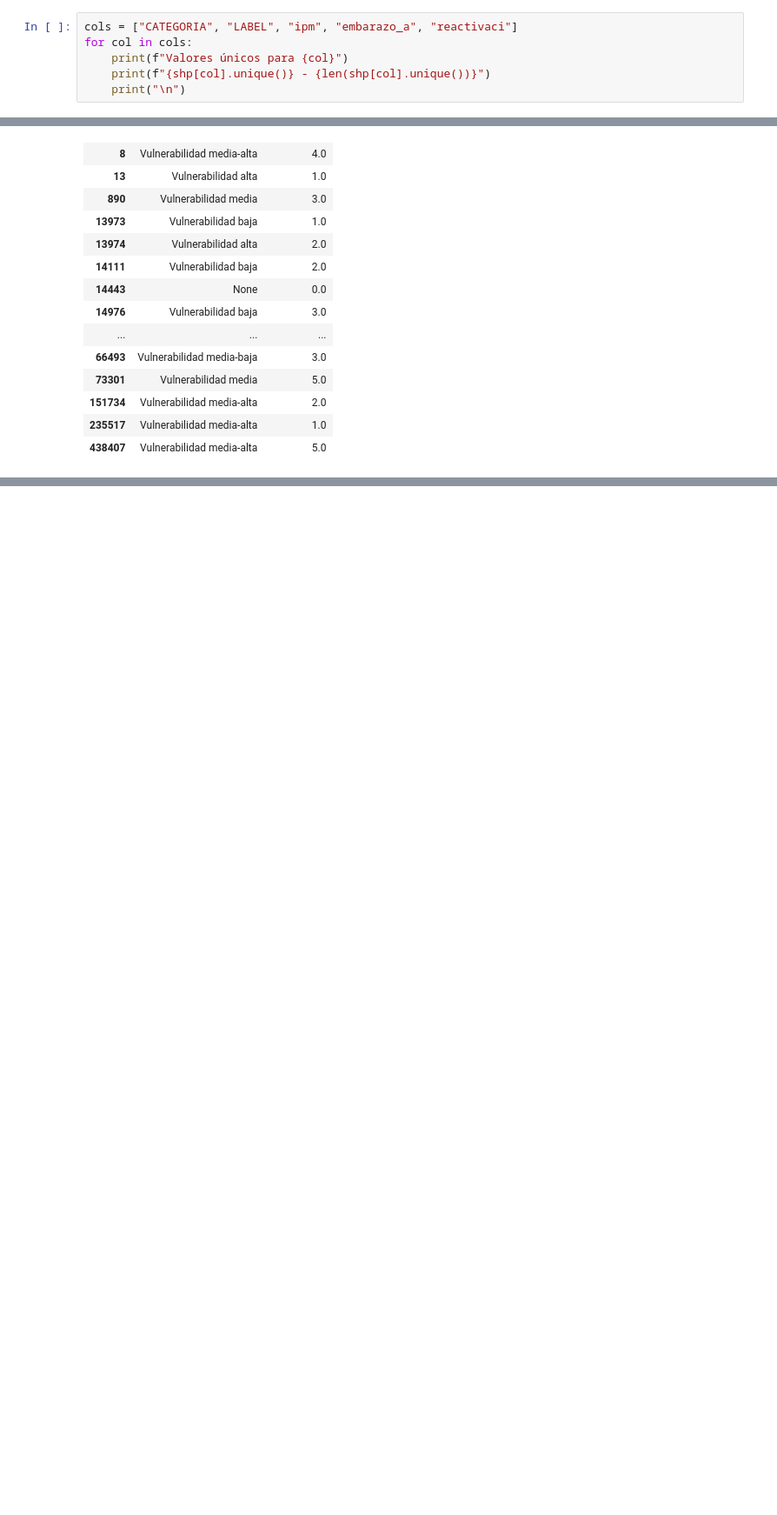
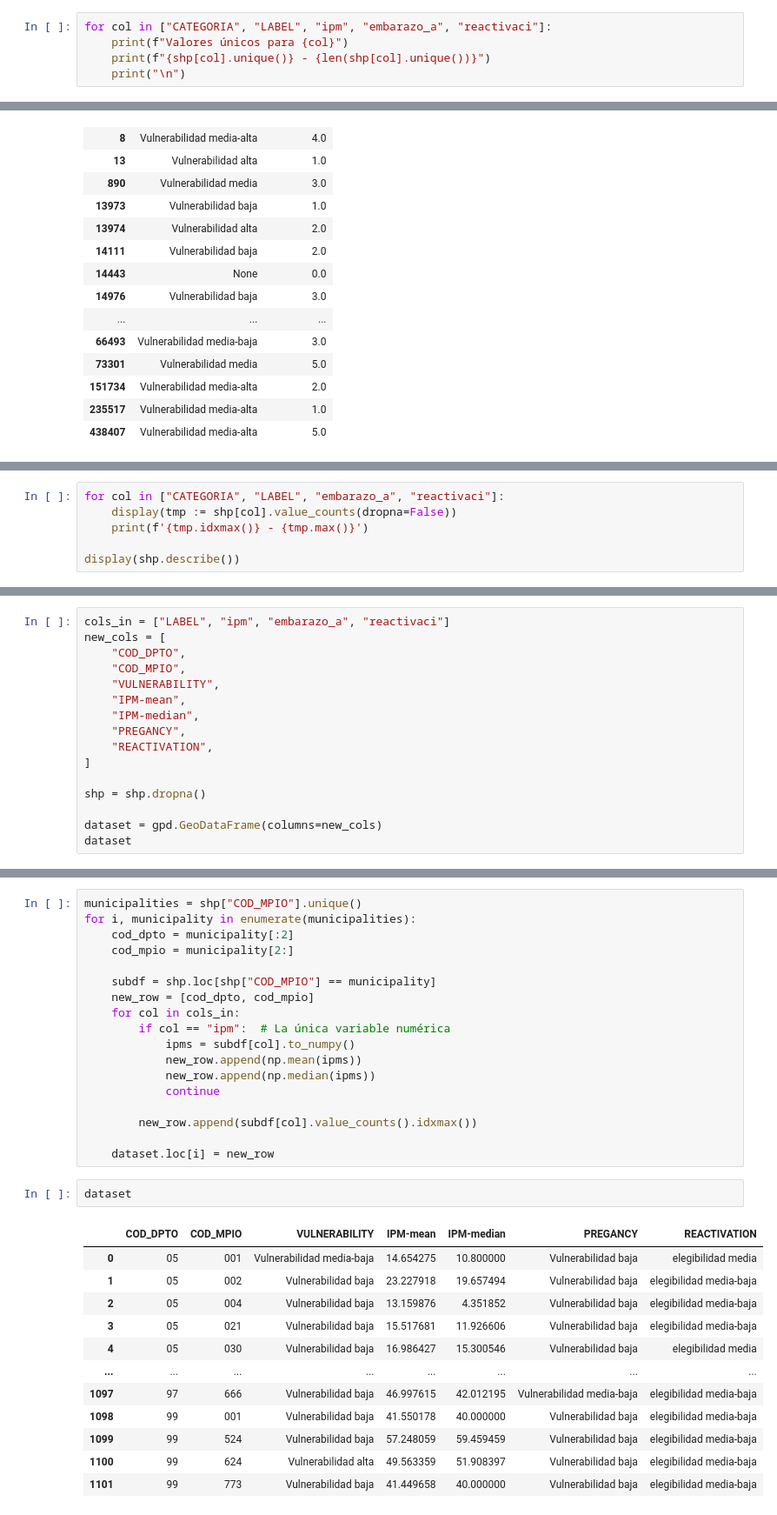
Before and after one commit to dosquisd/Datos-a-la-U, a Jupyter notebook: backend/data/vulnrb.ipynb, the cells around one changed output, grey strips where cells are left out. Shown at 87% size. Cells and saved outputs as stored; diff of their text form; blank space fills up the shorter version.

Commit message:
Vulnerability data

```diff
--- a/backend/data/vulnrb.ipynb
+++ b/backend/data/vulnrb.ipynb
@@ -94,8 +94,7 @@ reactivaci    0.265242
 geometry      0.000000
 dtype: float64
 # %%
-cols = ["CATEGORIA", "LABEL", "ipm", "embarazo_a", "reactivaci"]
-for col in cols:
+for col in ["CATEGORIA", "LABEL", "ipm", "embarazo_a", "reactivaci"]:
     print(f"Valores únicos para {col}")
     print(f"{shp[col].unique()} - {len(shp[col].unique())}")
     print("\n")
@@ -147,0 +139,6 @@ plt.show()
+# %%
+for col in ["CATEGORIA", "LABEL", "embarazo_a", "reactivaci"]:
+    display(tmp := shp[col].value_counts(dropna=False))
+    print(f'{tmp.idxmax()} - {tmp.max()}')
+
+display(shp.describe())
@@ -147,0 +195,16 @@ plt.show()
+# %%
+cols_in = ["LABEL", "ipm", "embarazo_a", "reactivaci"]
+new_cols = [
+    "COD_DPTO",
+    "COD_MPIO",
+    "VULNERABILITY",
+    "IPM-mean",
+    "IPM-median",
+    "PREGANCY",
+    "REACTIVATION",
+]
+
+shp = shp.dropna()
+
+dataset = gpd.GeoDataFrame(columns=new_cols)
+dataset
@@ -147,0 +213,33 @@ plt.show()
+# %%
+municipalities = shp["COD_MPIO"].unique()
+for i, municipality in enumerate(municipalities):
+    cod_dpto = municipality[:2]
+    cod_mpio = municipality[2:]
+
+    subdf = shp.loc[shp["COD_MPIO"] == municipality]
+    new_row = [cod_dpto, cod_mpio]
+    for col in cols_in:
+        if col == "ipm":  # La única variable numérica
+            ipms = subdf[col].to_numpy()
+            new_row.append(np.mean(ipms))
+            new_row.append(np.median(ipms))
+            continue
+
+        new_row.append(subdf[col].value_counts().idxmax())
+
+    dataset.loc[i] = new_row
+# %%
+dataset
+# %% [output]
+|  | COD_DPTO | COD_MPIO | VULNERABILITY | IPM-mean | IPM-median | PREGANCY | REACTIVATION |
+| 0 | 05 | 001 | Vulnerabilidad media-baja | 14.654275 | 10.800000 | Vulnerabilidad baja | elegibilidad media |
+| 1 | 05 | 002 | Vulnerabilidad baja | 23.227918 | 19.657494 | Vulnerabilidad baja | elegibilidad media-baja |
+| 2 | 05 | 004 | Vulnerabilidad baja | 13.159876 | 4.351852 | Vulnerabilidad baja | elegibilidad media-baja |
+| 3 | 05 | 021 | Vulnerabilidad baja | 15.517681 | 11.926606 | Vulnerabilidad baja | elegibilidad media-baja |
+| 4 | 05 | 030 | Vulnerabilidad baja | 16.986427 | 15.300546 | Vulnerabilidad baja | elegibilidad media |
+| ... | ... | ... | ... | ... | ... | ... | ... |
+| 1097 | 97 | 666 | Vulnerabilidad baja | 46.997615 | 42.012195 | Vulnerabilidad media-baja | elegibilidad media-baja |
+| 1098 | 99 | 001 | Vulnerabilidad baja | 41.550178 | 40.000000 | Vulnerabilidad baja | elegibilidad media-baja |
+| 1099 | 99 | 524 | Vulnerabilidad baja | 57.248059 | 59.459459 | Vulnerabilidad baja | elegibilidad media-baja |
+| 1100 | 99 | 624 | Vulnerabilidad alta | 49.563359 | 51.908397 | Vulnerabilidad baja | elegibilidad media-baja |
+| 1101 | 99 | 773 | Vulnerabilidad baja | 41.449658 | 40.000000 | Vulnerabilidad baja | elegibilidad media-baja |
```
Also changed, not shown: parts of 8 cells of this notebook, 1 other file.
